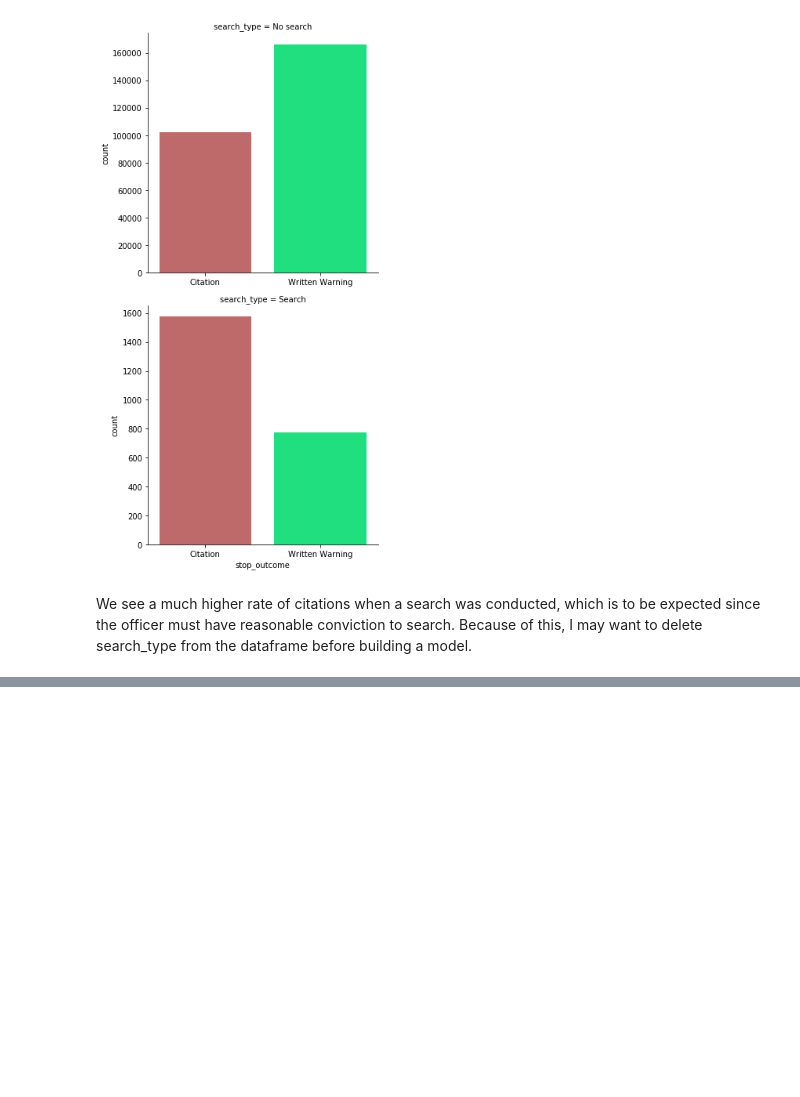
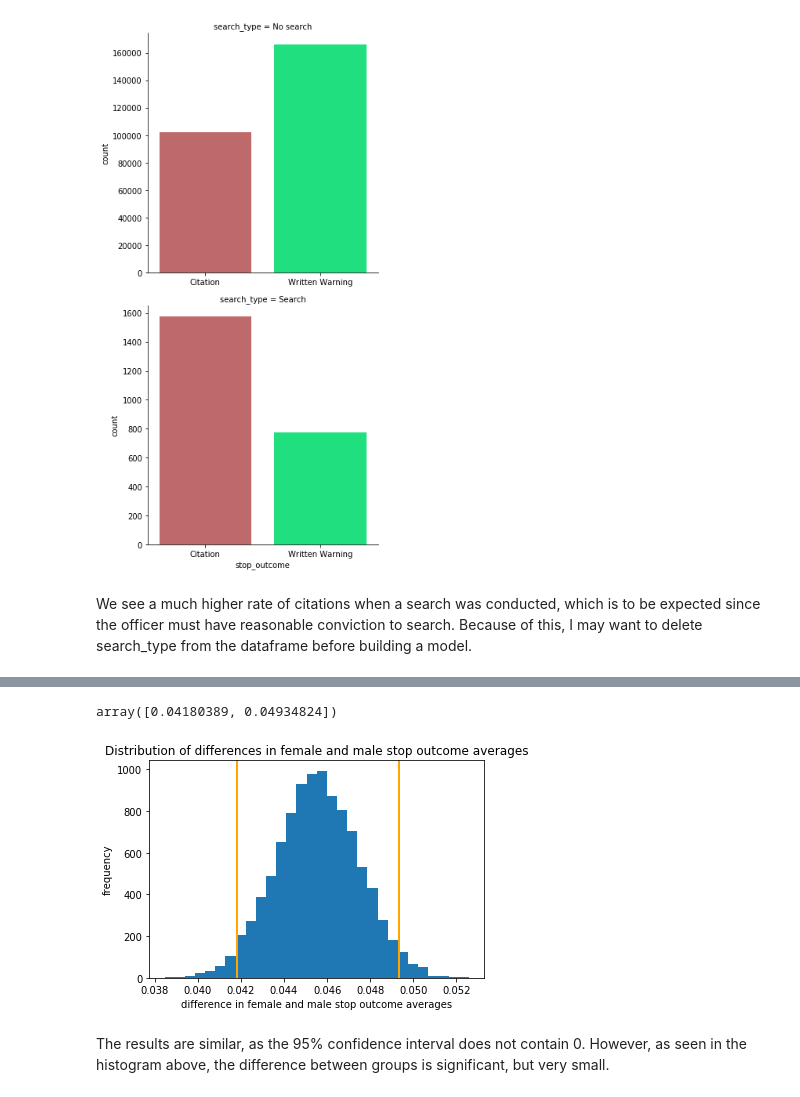
Before and after one commit to jillrosow/ticket_prediction, a Jupyter notebook: Capstone 1-Data analysis and Data story.ipynb, the cells around one changed output, grey strips where cells are left out. Drawn from its saved outputs; the diff is of its cells as text; code cells hidden in the pictures; blank space fills up the shorter version.

```diff
--- a/Capstone 1-Data analysis and Data story.ipynb
+++ b/Capstone 1-Data analysis and Data story.ipynb
@@ -531,0 +992,35 @@ We see a much higher rate of citations when a search was conducted, which is to
+# %%
+def draw_bootstrap_reps(data, func, size=1):
+    bs_replicates = np.empty(size)
+    for i in range(size):
+        bs_sample = np.random.choice(data, len(data))
+        bs_replicates[i] = func(bs_sample)
+
+    return bs_replicates
+# %%
+# define a function to calculate the test statistic
+def diff_between_means(female, male):
+    fem = draw_bootstrap_reps(female, np.mean, size=10000)
+    male = draw_bootstrap_reps(male, np.mean, size=10000)
+    return fem - male
+# %%
+np.random.seed(47)
+mean_diffs = [diff_between_means(female_outcomes, male_outcomes)]
+# %%
+#calculate the 95% confidence interval of the difference of the outcome differences
+mean_conf = np.percentile(mean_diffs, [2.5, 97.5])
+mean_conf
+# %% [output]
+array([0.04180389, 0.04934824])
+# %%
+# plot a histogram of these values with the percentiles marked
+_ = plt.hist(mean_diffs, bins=30)
+_ = plt.axvline(x=mean_conf[0], color='orange', linewidth=2)
+_ = plt.axvline(x=mean_conf[1], color='orange', linewidth=2)
+_ = plt.xlabel('difference in female and male stop outcome averages')
+_ = plt.ylabel('frequency')
+_ = plt.title('Distribution of differences in female and male stop outcome averages')
+# %% [output]
+[figure, added]
+# %% [markdown]
+The results are similar, as the 95% confidence interval does not contain 0. However, as seen in the histogram above, the difference between groups is significant, but very small.
```
Also changed, not shown: parts of 107 cells of this notebook.
